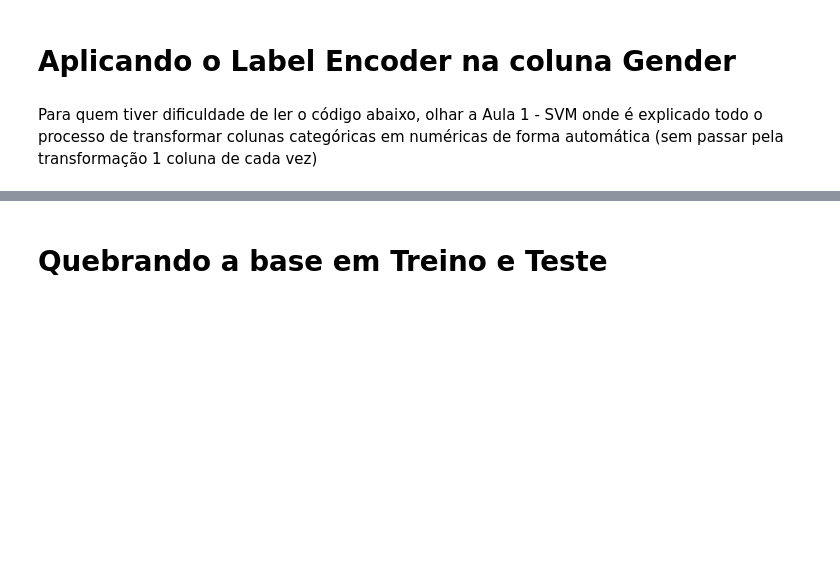
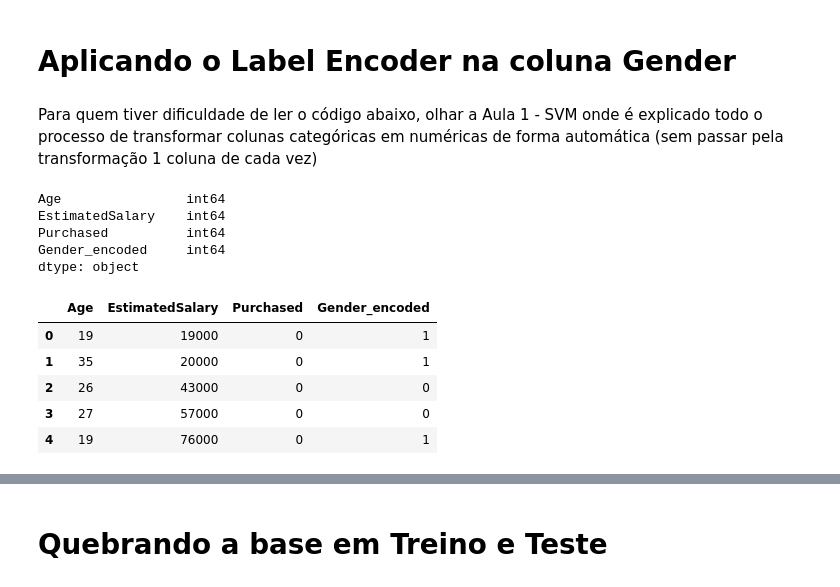
Before and after one commit to xjucelio/python-data-aula, a Jupyter notebook: src/notebooks/3/Aula 2 - Naive Bayes/aula_naive_bayes.ipynb, the cells around one changed output, grey strips where cells are left out. Saved outputs shown, nothing was run; the diff lists cells and outputs as text; code cells hidden in the pictures; blank space fills up the shorter version.

```diff
--- a/src/notebooks/3/Aula 2 - Naive Bayes/aula_naive_bayes.ipynb
+++ b/src/notebooks/3/Aula 2 - Naive Bayes/aula_naive_bayes.ipynb
@@ -46,3 +29,40 @@ for i in categ_cols:
+# %%
+colunas = dados.dtypes.reset_index()
+
+categ_cols = colunas[colunas[0] == 'object']['index'].to_list()
+
+# Fazendo encoding das colunas categóricas usando pandas (modo "pandas-like")
+# Removemos colunas irrelevantes e transformamos categorias com map/get_dummies
+
+# Remover coluna de identificador se existir
+if 'User ID' in dados.columns:
+    dados = dados.drop('User ID', axis=1)
+
+# Map para Gender (Male -> 1, Female -> 0) se existir
+if 'Gender' in dados.columns:
+    dados['Gender_encoded'] = dados['Gender'].map({'Male': 1, 'Female': 0})
+    dados = dados.drop('Gender', axis=1)
+
+# Se ainda houver colunas object além do target, aplicamos get_dummies
+obj_cols = [c for c in dados.select_dtypes(include=['object']).columns if c != 'Purchased']
+if obj_cols:
+    dados = pd.get_dummies(dados, columns=obj_cols, drop_first=True)
+
+# Mostrar as primeiras linhas para confirmar
+print(dados.dtypes)
+dados.head()
+# %% [output]
+Age                int64
+EstimatedSalary    int64
+Purchased          int64
+Gender_encoded     int64
+dtype: object
+|  | Age | EstimatedSalary | Purchased | Gender_encoded |
+| 0 | 19 | 19000 | 0 | 1 |
+| 1 | 35 | 20000 | 0 | 1 |
+| 2 | 26 | 43000 | 0 | 0 |
+| 3 | 27 | 57000 | 0 | 0 |
+| 4 | 19 | 76000 | 0 | 1 |
 # %%
 dados
 # %% [output]
```
Also changed, not shown: parts of 8 cells of this notebook, 7 other files.
